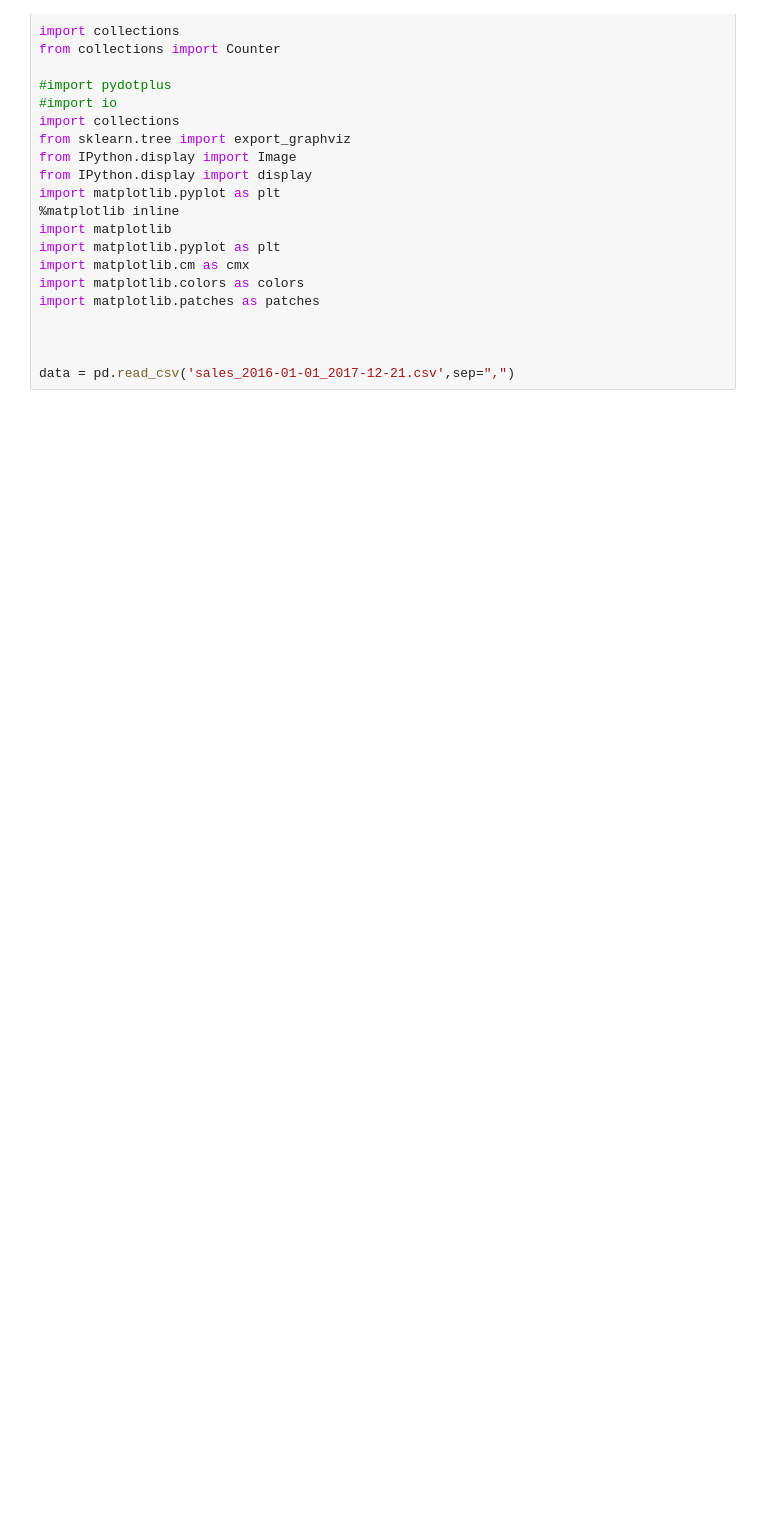
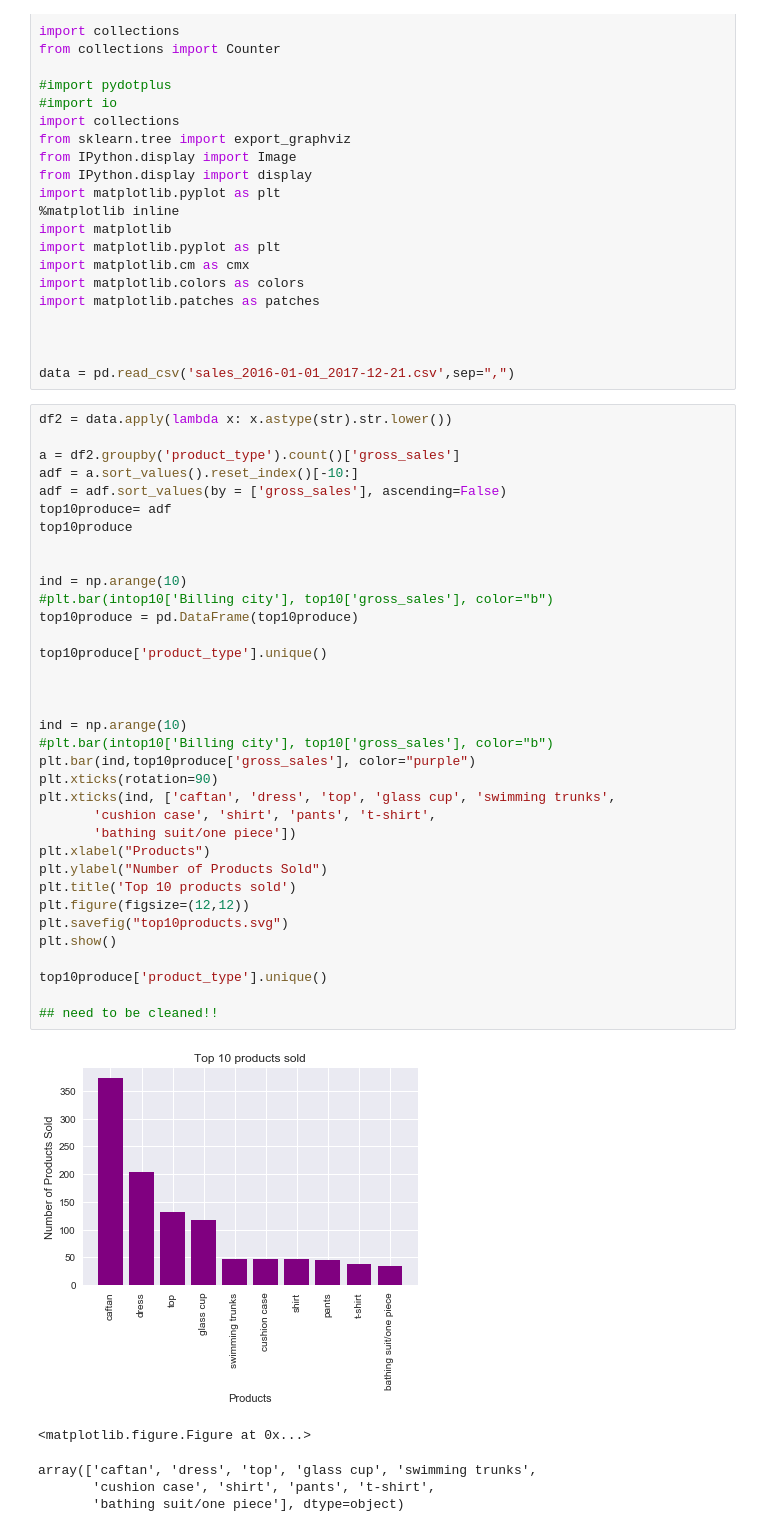
Before and after one commit to kmavon/dataswag, a Jupyter notebook: SalesData.ipynb, the cells around one changed output. Saved outputs shown, nothing was run; the diff lists cells and outputs as text; blank space fills up the shorter version.

```diff
--- a/SalesData.ipynb
+++ b/SalesData.ipynb
@@ -43,3 +43,44 @@ import matplotlib.patches as patches
 
 
 data = pd.read_csv('sales_2016-01-01_2017-12-21.csv',sep=",")
+# %%
+df2 = data.apply(lambda x: x.astype(str).str.lower())
+
+a = df2.groupby('product_type').count()['gross_sales']
+adf = a.sort_values().reset_index()[-10:]
+adf = adf.sort_values(by = ['gross_sales'], ascending=False)
+top10produce= adf
+top10produce
+
+
+ind = np.arange(10)
+#plt.bar(intop10['Billing city'], top10['gross_sales'], color="b")
+top10produce = pd.DataFrame(top10produce)
+
+top10produce['product_type'].unique()
+
+
+
+ind = np.arange(10)
+#plt.bar(intop10['Billing city'], top10['gross_sales'], color="b")
+plt.bar(ind,top10produce['gross_sales'], color="purple")
+plt.xticks(rotation=90)
+plt.xticks(ind, ['caftan', 'dress', 'top', 'glass cup', 'swimming trunks',
+       'cushion case', 'shirt', 'pants', 't-shirt',
+       'bathing suit/one piece'])
+plt.xlabel("Products")
+plt.ylabel("Number of Products Sold")
+plt.title('Top 10 products sold')
+plt.figure(figsize=(12,12))
+plt.savefig("top10products.svg")
+plt.show()
+
+top10produce['product_type'].unique()
+
+## need to be cleaned!!
+# %% [output]
+[figure, added]
+<matplotlib.figure.Figure at 0x...>
+array(['caftan', 'dress', 'top', 'glass cup', 'swimming trunks',
+       'cushion case', 'shirt', 'pants', 't-shirt',
+       'bathing suit/one piece'], dtype=object)
```
Also changed, not shown: parts of 16 cells of this notebook, 2 other files.
